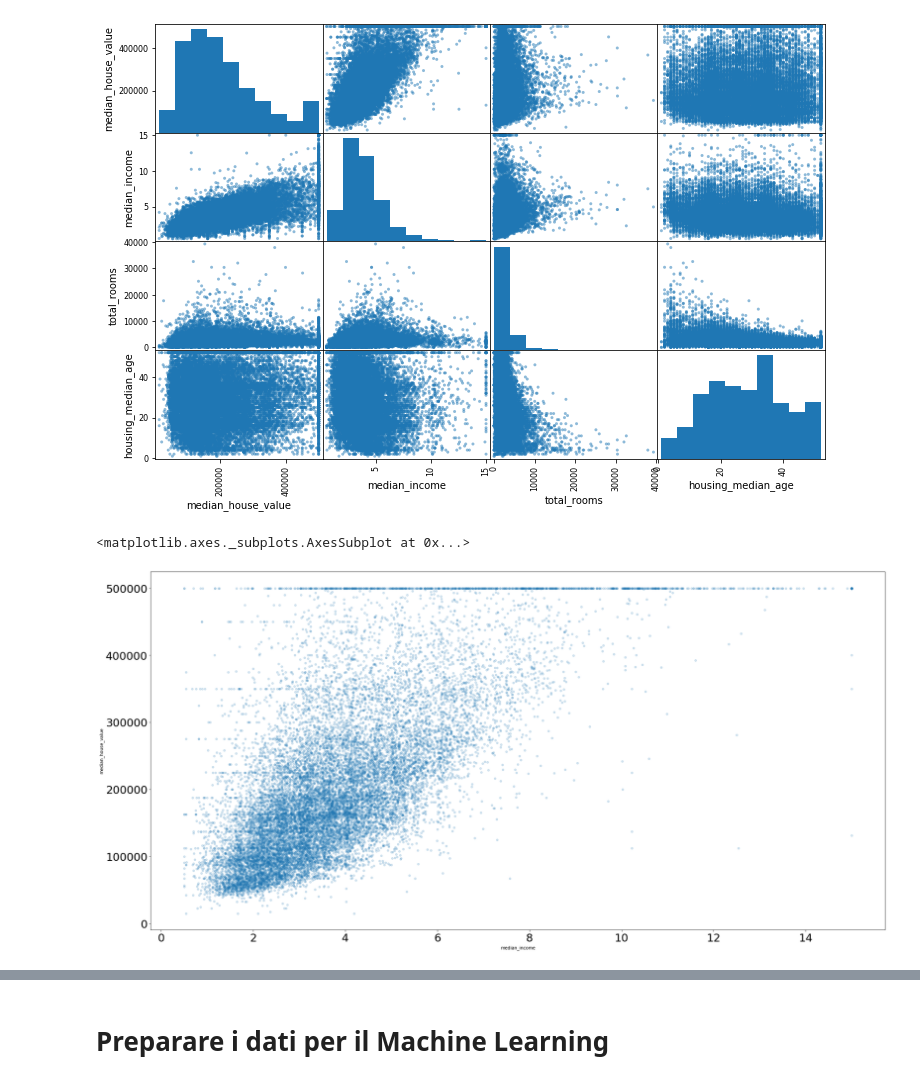
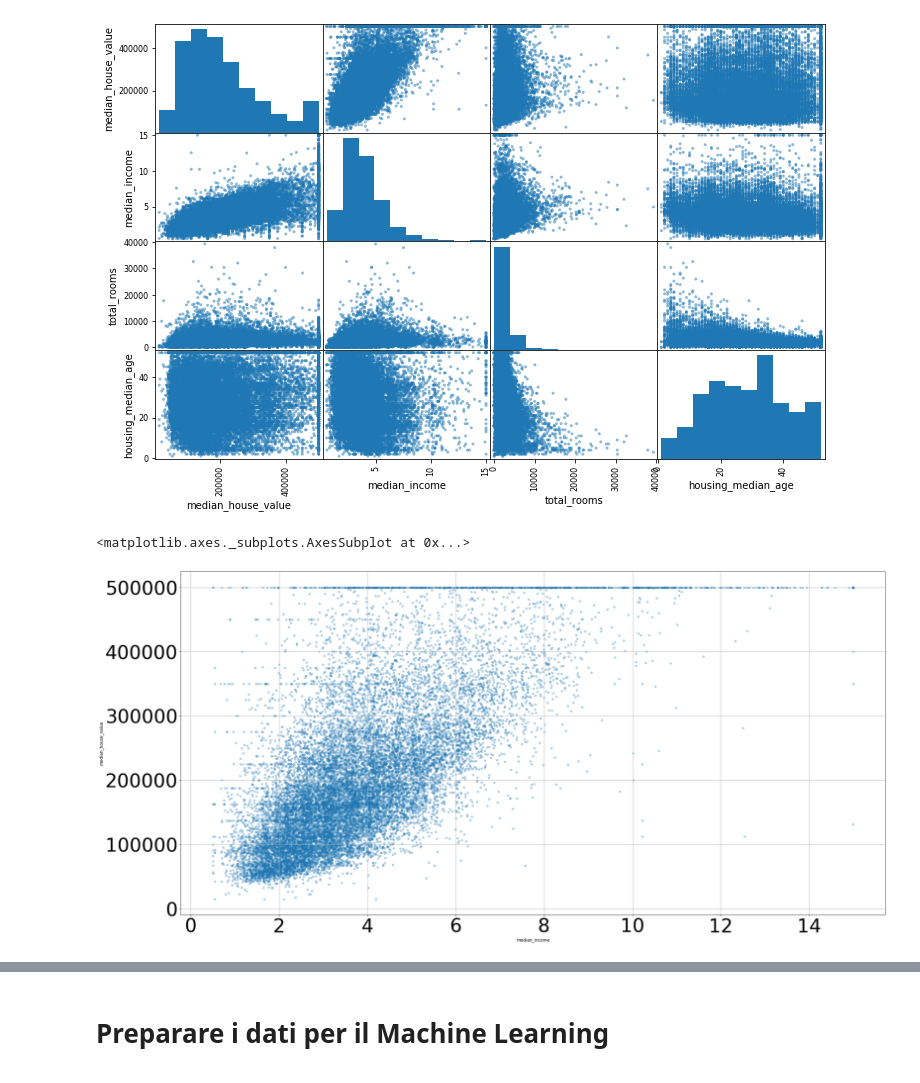
Before and after one commit to danidemi/tutorial-machine-learning, a Jupyter notebook: ml-esercizio-california.ipynb, the cells around one changed output, grey strips where cells are left out. Cells and saved outputs as stored; diff of their text form; code cells hidden in the pictures.

```diff
--- a/ml-esercizio-california.ipynb
+++ b/ml-esercizio-california.ipynb
@@ -200,8 +247,15 @@ array([[<matplotlib.axes._subplots.AxesSubplot object at 0x...>,
 [figure]
 # %%
 # Zoom su "median_income / median_house_value" e...
-housing.plot(kind="scatter", x="median_income", y="median_house_value", alpha=0.2, figsize=(30,15), fontsize=25)
+housing.plot(
+    kind="scatter",
+    x="median_income",
+    y="median_house_value",
+    alpha=0.3,
+    figsize=(30,15),
+    grid=True, # a grid
+    fontsize=45)
 # %% [output]
 <matplotlib.axes._subplots.AxesSubplot at 0x...>
-[figure, old version]
+[figure, new version]
 # %%
```
Also changed, not shown: parts of 33 cells of this notebook.
